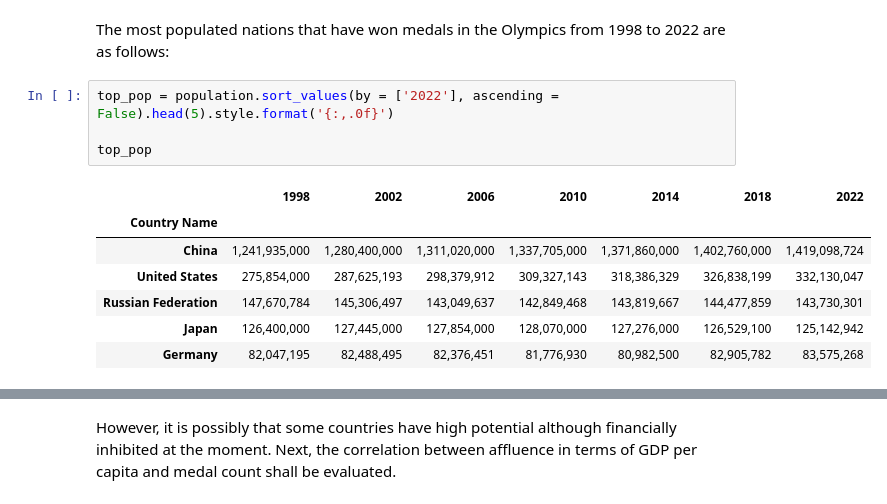
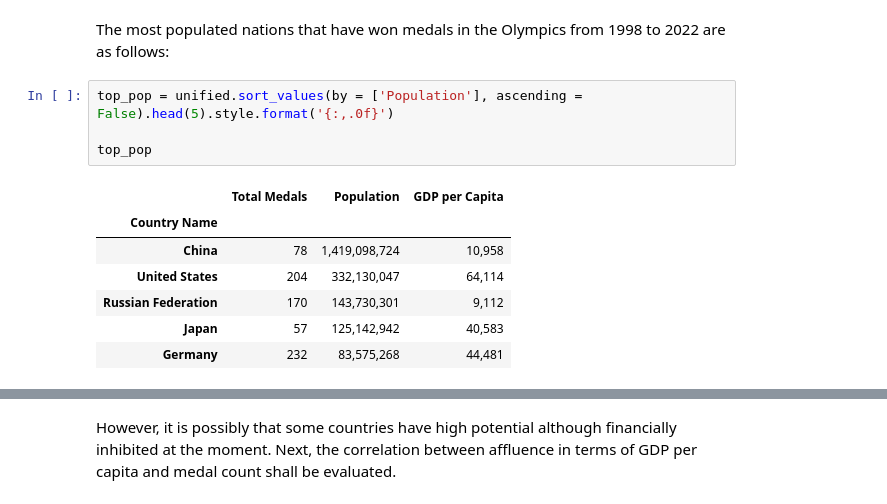
Before and after one commit to jchatterjee/nycdsa_python_project, a Jupyter notebook: JChatterjee Python Project.ipynb, the cells around one changed output, grey strips where cells are left out. Drawn from its saved outputs; the diff is of its cells as text.

```diff
--- a/JChatterjee Python Project.ipynb
+++ b/JChatterjee Python Project.ipynb
@@ -1388,17 +1388,17 @@ The first metric of evaluating a country's ability to win medals in the Olympics
 # %% [markdown]
 The most populated nations that have won medals in the Olympics from 1998 to 2022 are as follows:
 # %%
-top_pop = population.sort_values(by = ['2022'], ascending = False).head(5).style.format('{:,.0f}')
+top_pop = unified.sort_values(by = ['Population'], ascending = False).head(5).style.format('{:,.0f}')
 
 top_pop
 # %% [output]
-|  | 1998 | 2002 | 2006 | 2010 | 2014 | 2018 | 2022 |
-| Country Name |  |  |  |  |  |  |  |
-| China | 1,241,935,000 | 1,280,400,000 | 1,311,020,000 | 1,337,705,000 | 1,371,860,000 | 1,402,760,000 | 1,419,098,724 |
-| United States | 275,854,000 | 287,625,193 | 298,379,912 | 309,327,143 | 318,386,329 | 326,838,199 | 332,130,047 |
-| Russian Federation | 147,670,784 | 145,306,497 | 143,049,637 | 142,849,468 | 143,819,667 | 144,477,859 | 143,730,301 |
-| Japan | 126,400,000 | 127,445,000 | 127,854,000 | 128,070,000 | 127,276,000 | 126,529,100 | 125,142,942 |
-| Germany | 82,047,195 | 82,488,495 | 82,376,451 | 81,776,930 | 80,982,500 | 82,905,782 | 83,575,268 |
+|  | Total Medals | Population | GDP per Capita |
+| Country Name |  |  |  |
+| China | 78 | 1,419,098,724 | 10,958 |
+| United States | 204 | 332,130,047 | 64,114 |
+| Russian Federation | 170 | 143,730,301 | 9,112 |
+| Japan | 57 | 125,142,942 | 40,583 |
+| Germany | 232 | 83,575,268 | 44,481 |
 # %%
 dfi.export(top_pop.background_gradient(), 'top_population.png')
 # %% [output]
```
Also changed, not shown: parts of 7 cells of this notebook, 7 other files.
